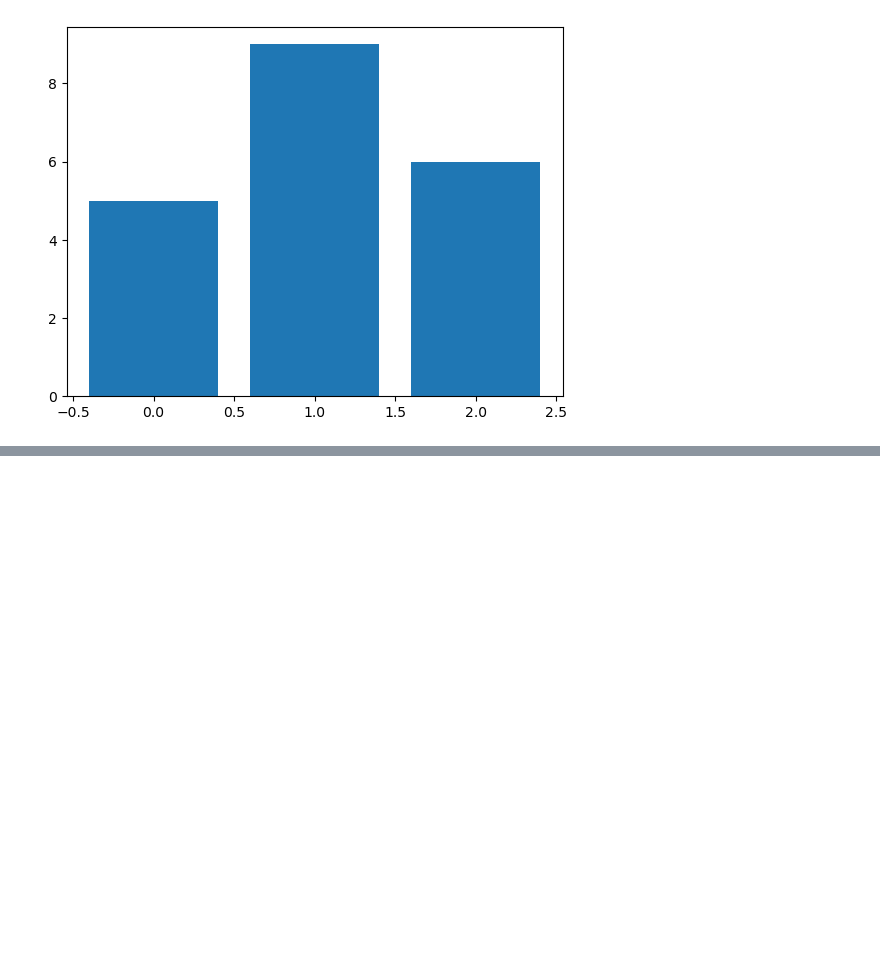
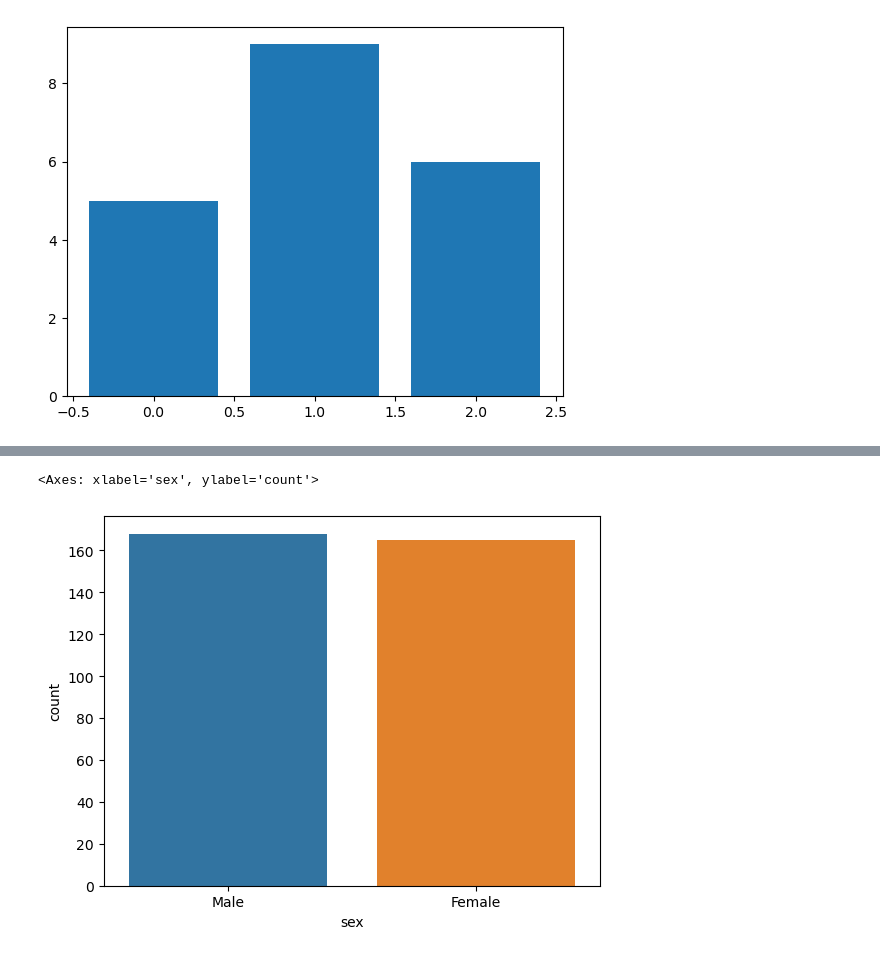
Before and after one commit to yimak/Fundamentals_of_data_analysis, a Jupyter notebook: task1.ipynb, the cells around one changed output, grey strips where cells are left out. Saved outputs shown, nothing was run; the diff lists cells and outputs as text; code cells hidden in the pictures; blank space fills up the shorter version.

```diff
--- a/Tasks.ipynb
+++ b/task1.ipynb
@@ -286,0 +314,9 @@ plt.show()
+# %%
+import seaborn as sns
+import pandas as pd
+
+df = sns.load_dataset('penguins')
+sns.countplot(df, x='sex')
+# %% [output]
+<Axes: xlabel='sex', ylabel='count'>
+[figure, added]
```
Also changed, not shown: parts of 18 cells of this notebook, 3 other files.
